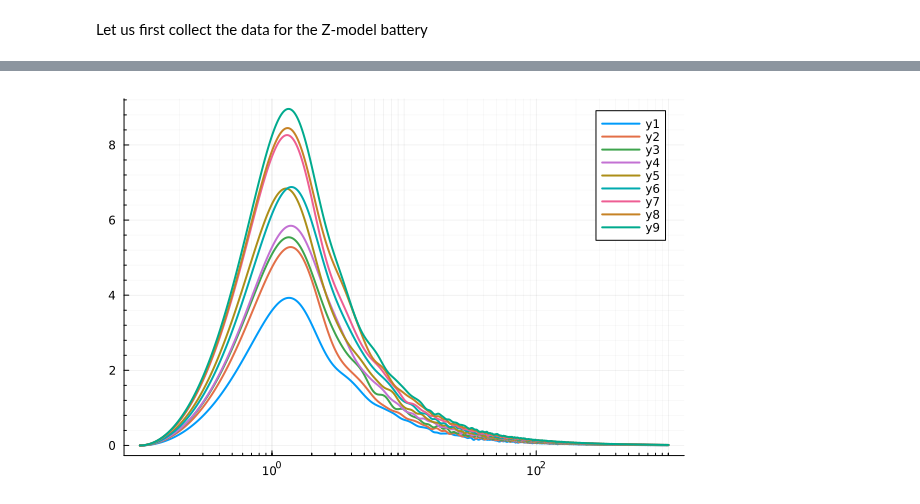
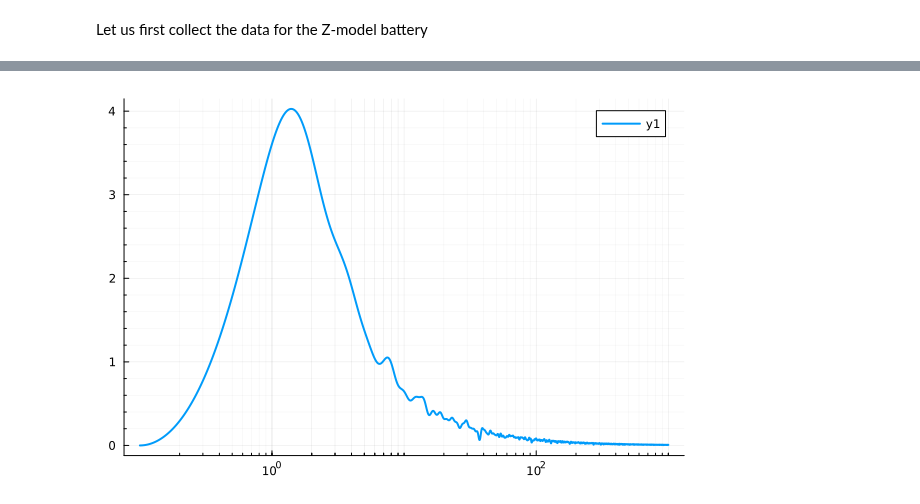
Before and after one commit to Dario-Rosa85/ChargingPower, a Jupyter notebook: notebook/charging_power.ipynb, the cells around one changed output, grey strips where cells are left out. Drawn from its saved outputs; the diff is of its cells as text; code cells hidden in the pictures.

```diff
--- a/notebook/charging_power.ipynb
+++ b/notebook/charging_power.ipynb
@@ -50,0 +44,5 @@ Array{Float64}[]
+# %%
+n_majorana = 14
+n_samples = 1
+samples_done = 0
+average_power_list = zeros(Float64, length(points))
@@ -51,22 +67,20 @@ Array{Float64}[]
 # %%
-for n_majorana in n_majorana_list
-    power_single_size_list = Array{Float64}[]
-    majorana_matrices = majorana_operators(n_majorana)
-    graph = complete_graph(n_majorana)
-    battery_hamiltonian = Z_model_hamiltonian(majorana_matrices)
-    for i in 1:n_samples
-        charging_hamiltonian = SYK_hamiltonian(majorana_matrices, graph)
-        ground_state_rough = eigsolve(battery_hamiltonian, rand(ComplexF64, floor(Int, 2^(n_majorana/2))), 1, :SR)
-        e_0 = real(ground_state_rough[1][1])
-        ground_state = ground_state_rough[2][1]
-        power_list = [0.0]
-        for index in eachindex(points)
-            if index != length(points)
-                ground_state = expv(- im * (points[index + 1] - points[index]), charging_hamiltonian, ground_state)
-                push!(power_list, 2 * (real(ground_state' * battery_hamiltonian * ground_state) - e_0) / (points[index + 1] + points[index]))
-            end
+power_single_size_list = Array{Float64}[]
+majorana_matrices = majorana_operators(n_majorana)
+graph = complete_graph(n_majorana)
+battery_hamiltonian = Z_model_hamiltonian(majorana_matrices)
+for i in 1:n_samples
+    charging_hamiltonian = SYK_hamiltonian(majorana_matrices, graph)
+    ground_state_rough = eigsolve(battery_hamiltonian, rand(ComplexF64, floor(Int, 2^(n_majorana/2))), 1, :SR)
+    e_0 = real(ground_state_rough[1][1])
+    ground_state = ground_state_rough[2][1]
+    power_list = [0.0]
+    for index in eachindex(points)
+        if index != length(points)
+            ground_state = expv(- im * (points[index + 1] - points[index]), charging_hamiltonian, ground_state)
+            push!(power_list, 2 * (real(ground_state' * battery_hamiltonian * ground_state) - e_0) / (points[index + 1] + points[index]))
         end
-        push!(power_single_size_list, power_list)
     end
-    push!(average_power_list, mean(power_single_size_list))
+    push!(power_single_size_list, power_list)
 end
+average_power_list = (samples_done .* average_power_list + mean(power_single_size_list)) / (samples_done + n_samples)
@@ -73,4 +105,4 @@ end
 # %%
-plot(points[2: length(points)], [list[2:length(points)] for list in average_power_list], xaxis=:log, linewidth=2, minorgrid=true)
+plot(points[2: length(points)], average_power_list[2: length(points)], xaxis=:log, linewidth=2, minorgrid=true)
 # %% [output]
-[figure, old version]
+[figure, new version]
```
Also changed, not shown: parts of 4 cells of this notebook.
